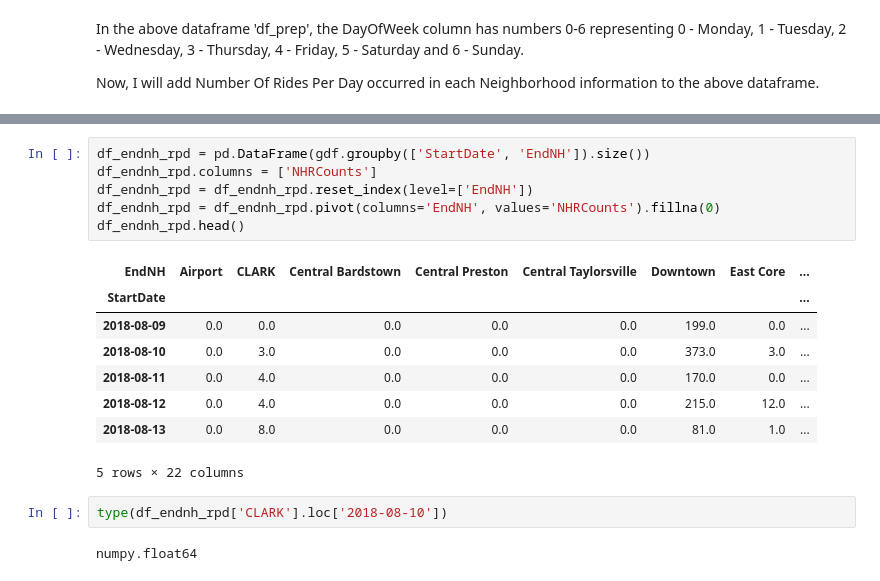
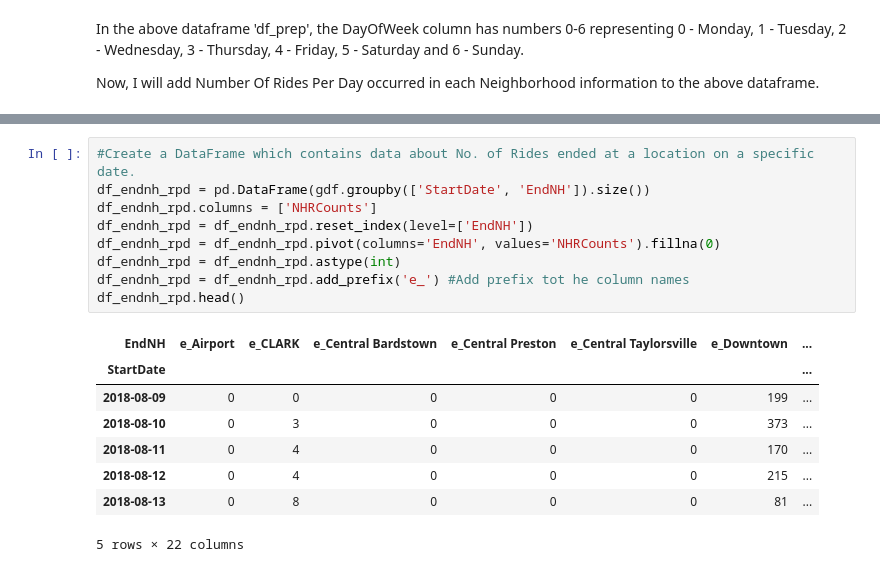
Before and after one commit to abhiram540/TripDataAnalysis-CityOfLouisville-DocklessVehicles, a Jupyter notebook: 7.6 Capstone Two Data Wrangling.ipynb, the cells around one changed output, grey strips where cells are left out. Cells and saved outputs as stored; diff of their text form.

```diff
--- a/7.6 Capstone Two Data Wrangling.ipynb
+++ b/7.6 Capstone Two Data Wrangling.ipynb
@@ -1527,19 +1528,18 @@ df_nh_rpd.head()
 # %%
+#Create a DataFrame which contains data about No. of Rides ended at a location on a specific date.
 df_endnh_rpd = pd.DataFrame(gdf.groupby(['StartDate', 'EndNH']).size())
 df_endnh_rpd.columns = ['NHRCounts']
 df_endnh_rpd = df_endnh_rpd.reset_index(level=['EndNH'])
 df_endnh_rpd = df_endnh_rpd.pivot(columns='EndNH', values='NHRCounts').fillna(0)
+df_endnh_rpd = df_endnh_rpd.astype(int)
+df_endnh_rpd = df_endnh_rpd.add_prefix('e_') #Add prefix tot he column names
 df_endnh_rpd.head()
 # %% [output]
-| EndNH | Airport | CLARK | Central Bardstown | Central Preston | Central Taylorsville | Downtown | East Core | ... |
-| StartDate |  |  |  |  |  |  |  | ... |
-| 2018-08-09 | 0.0 | 0.0 | 0.0 | 0.0 | 0.0 | 199.0 | 0.0 | ... |
-| 2018-08-10 | 0.0 | 3.0 | 0.0 | 0.0 | 0.0 | 373.0 | 3.0 | ... |
-| 2018-08-11 | 0.0 | 4.0 | 0.0 | 0.0 | 0.0 | 170.0 | 0.0 | ... |
-| 2018-08-12 | 0.0 | 4.0 | 0.0 | 0.0 | 0.0 | 215.0 | 12.0 | ... |
-| 2018-08-13 | 0.0 | 8.0 | 0.0 | 0.0 | 0.0 | 81.0 | 1.0 | ... |
+| EndNH | e_Airport | e_CLARK | e_Central Bardstown | e_Central Preston | e_Central Taylorsville | e_Downtown | ... |
+| StartDate |  |  |  |  |  |  | ... |
+| 2018-08-09 | 0 | 0 | 0 | 0 | 0 | 199 | ... |
+| 2018-08-10 | 0 | 3 | 0 | 0 | 0 | 373 | ... |
+| 2018-08-11 | 0 | 4 | 0 | 0 | 0 | 170 | ... |
+| 2018-08-12 | 0 | 4 | 0 | 0 | 0 | 215 | ... |
+| 2018-08-13 | 0 | 8 | 0 | 0 | 0 | 81 | ... |
 5 rows × 22 columns
-# %%
-type(df_endnh_rpd['CLARK'].loc['2018-08-10'])
-# %% [output]
-numpy.float64
```
Also changed, not shown: parts of 6 cells of this notebook.
